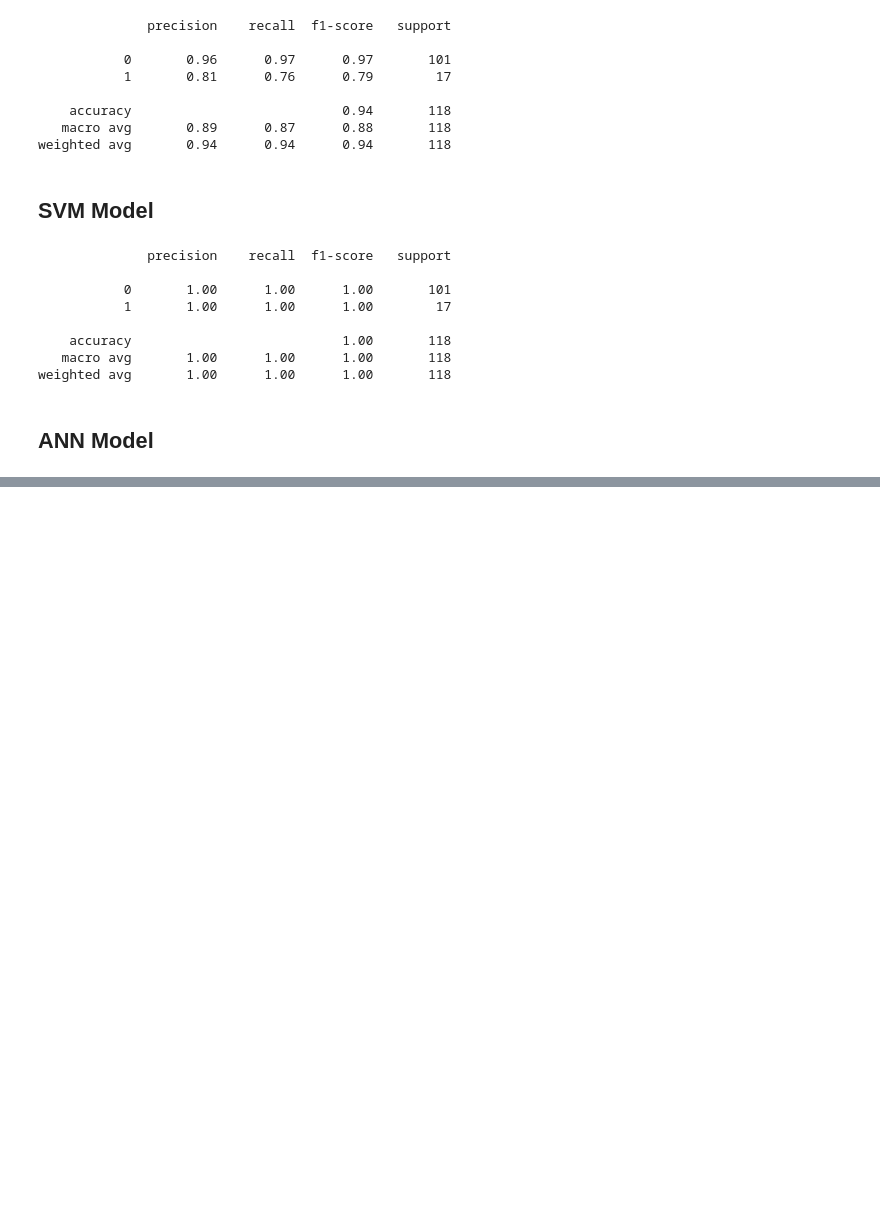
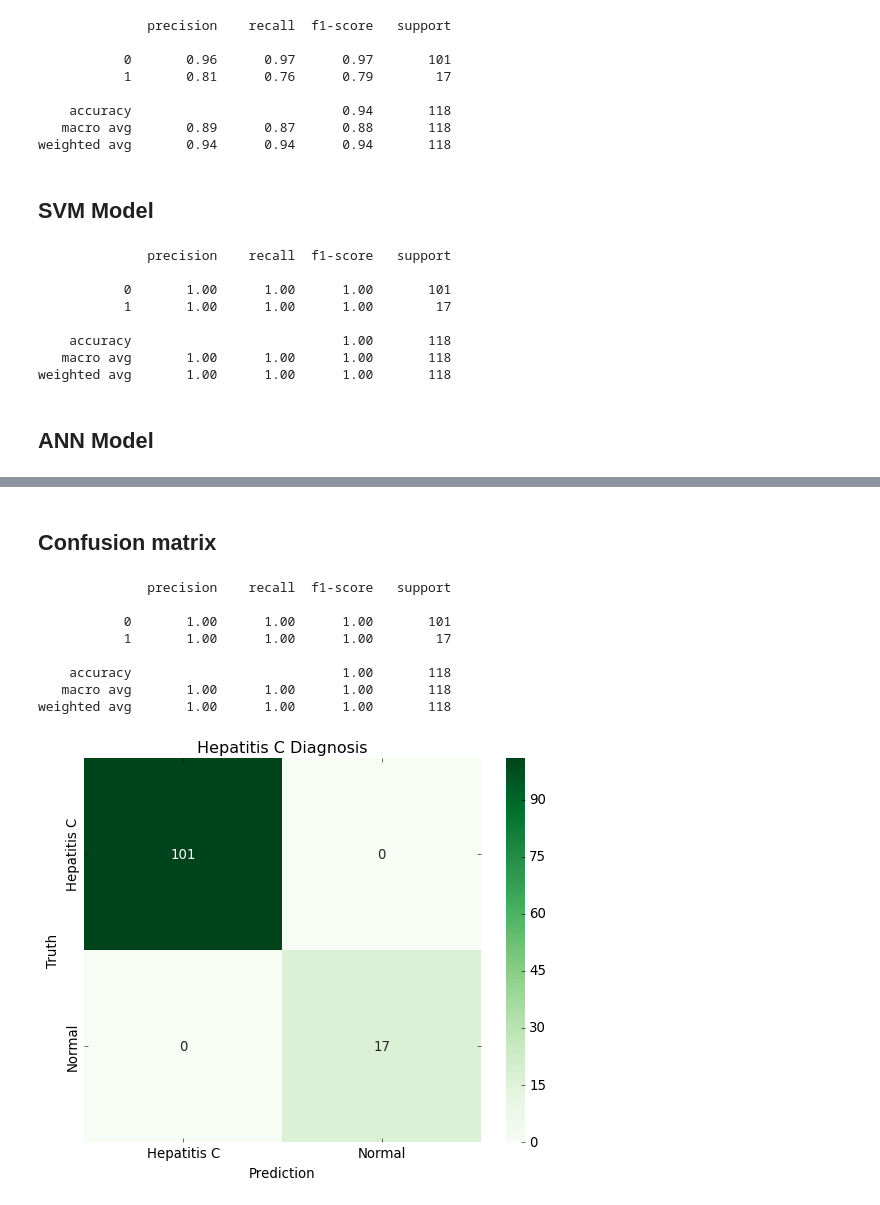
Before and after one commit to Meraj99/Hepatitis-C, a Jupyter notebook: main.ipynb, the cells around one changed output, grey strips where cells are left out. Saved outputs shown, nothing was run; the diff lists cells and outputs as text; code cells hidden in the pictures; blank space fills up the shorter version.

Commit message:
Added confusion matrix

```diff
--- a/main.ipynb
+++ b/main.ipynb
@@ -317,0 +339,34 @@ plt.show()
+# %% [markdown]
+## Confusion matrix
+# %%
+y_pred = model.predict(X_test)
+y_pred = (y_pred > 0.5)
+# %%
+print(classification_report(y_test, y_pred))
+
+#Plot the confusion matrix to understand the classification in detail
+
+pred_ls = y_pred
+test_ls = y_test
+
+conf_arr = confusion_matrix(test_ls, pred_ls)
+
+plt.figure(figsize=(8, 6), dpi=80, facecolor='w', edgecolor='k')
+
+CLASSES = ['Hepatitis C', 'Normal']
+ax = sns.heatmap(conf_arr, cmap='Greens', annot=True, fmt='d', xticklabels=CLASSES, yticklabels=CLASSES)
+
+plt.title('Hepatitis C Diagnosis')
+plt.xlabel('Prediction')
+plt.ylabel('Truth')
+plt.show(ax)
+# %% [output]
+              precision    recall  f1-score   support
+
+           0       1.00      1.00      1.00       101
+           1       1.00      1.00      1.00        17
+
+    accuracy                           1.00       118
+   macro avg       1.00      1.00      1.00       118
+weighted avg       1.00      1.00      1.00       118
+[figure, added]
```
Also changed, not shown: parts of 6 cells of this notebook.
